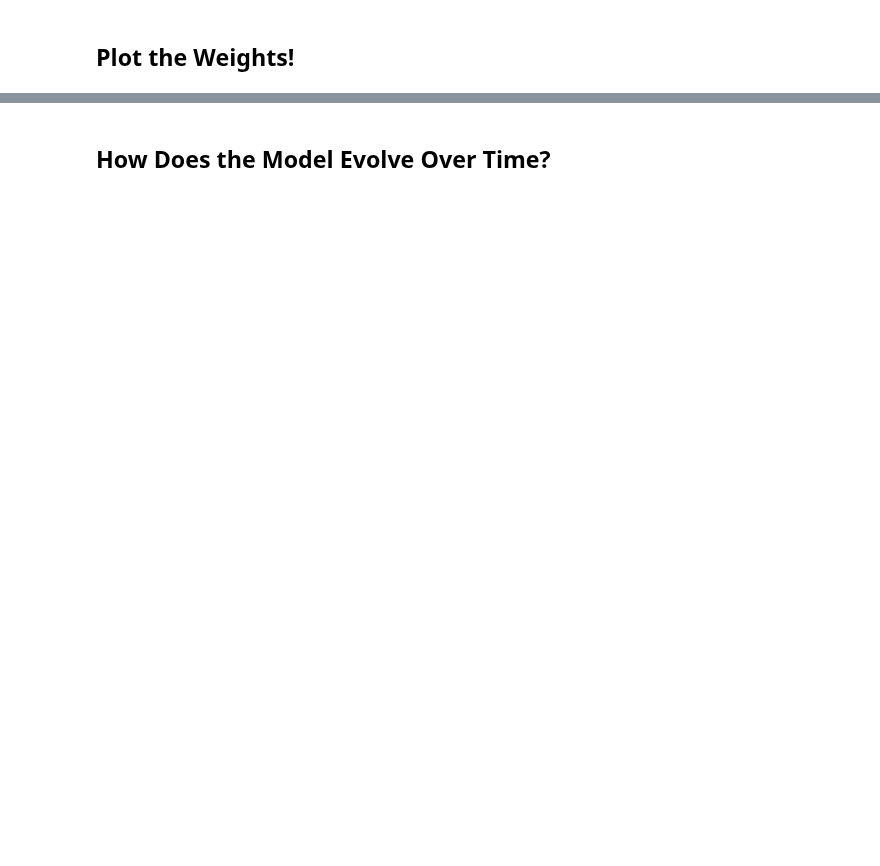
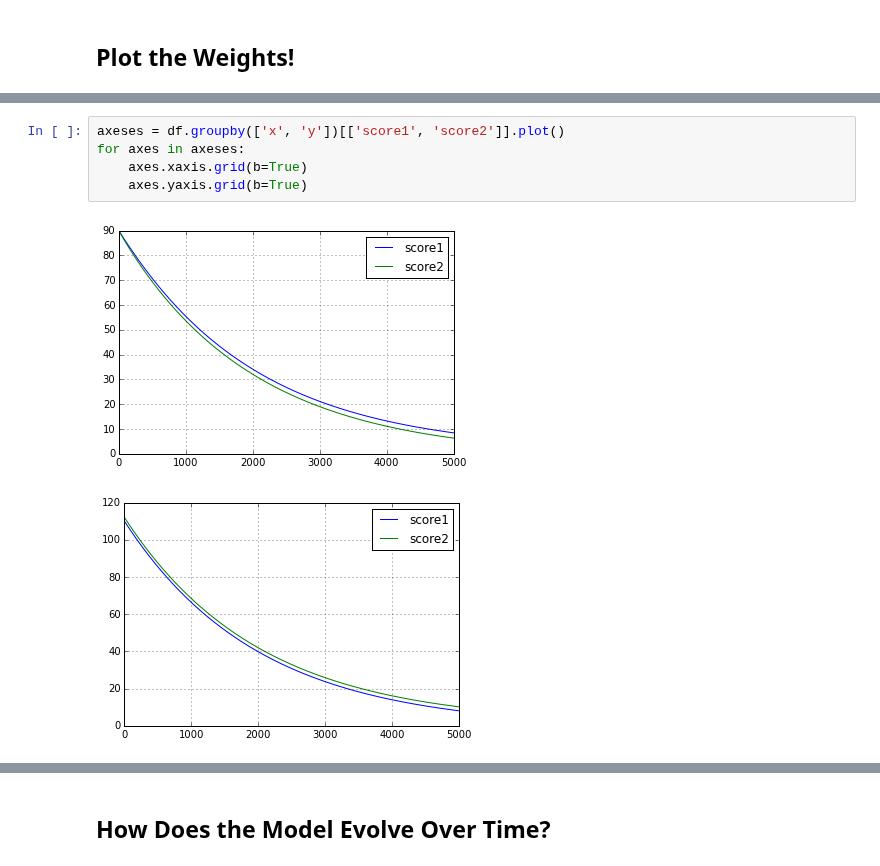
Before and after one commit to ebanner/cs393r_project, a Jupyter notebook: 1d/Softmax.ipynb, the cells around one changed output, grey strips where cells are left out. Cells and saved outputs as stored; diff of their text form; blank space fills up the shorter version.

```diff
--- a/1d/Softmax.ipynb
+++ b/1d/Softmax.ipynb
@@ -125,0 +157,8 @@ axes.yaxis.grid(b=True)
+# %%
+axeses = df.groupby(['x', 'y'])[['score1', 'score2']].plot()
+for axes in axeses:
+    axes.xaxis.grid(b=True)
+    axes.yaxis.grid(b=True)
+# %% [output]
+[figure, added]
+[figure, added]
```
Also changed, not shown: parts of 10 cells of this notebook.
